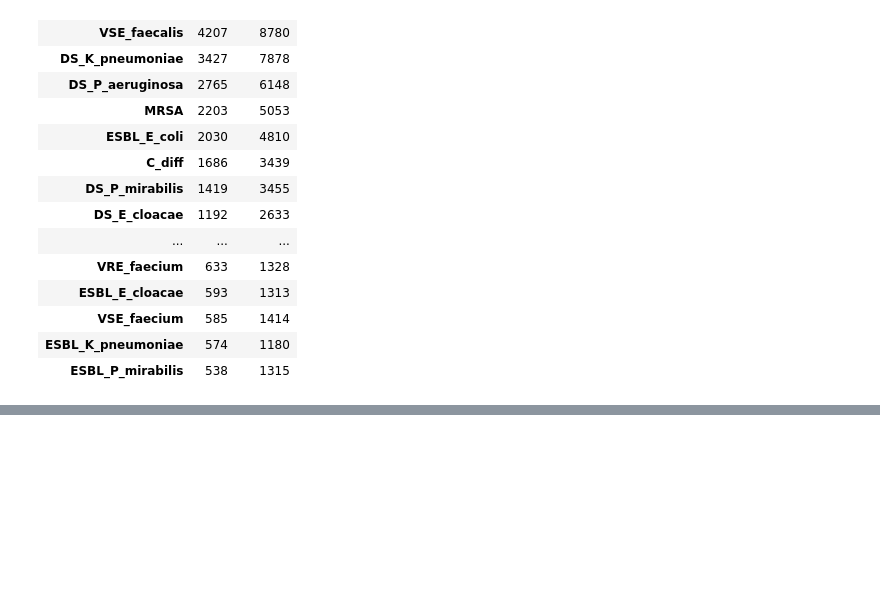
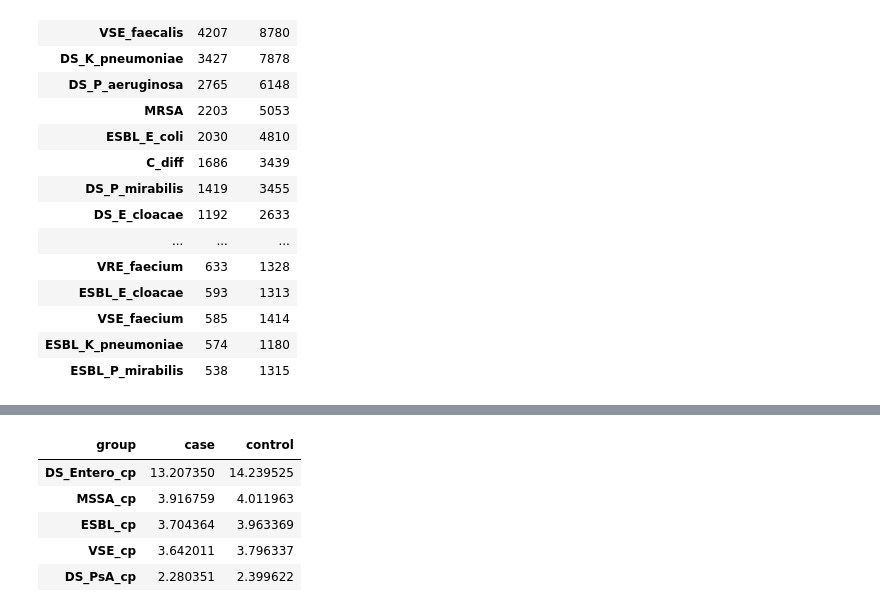
Before and after one commit to alexjr721/hospital-onset-infection-risk-model, a Jupyter notebook: notebooks/01_eda.ipynb, the cells around one changed output, grey strips where cells are left out. Saved outputs shown, nothing was run; the diff lists cells and outputs as text; code cells hidden in the pictures; blank space fills up the shorter version.

```diff
--- a/notebooks/01_eda.ipynb
+++ b/notebooks/01_eda.ipynb
@@ -122,0 +264,16 @@ Name: count, dtype: int64
+# %%
+cp_prev = (
+    df.groupby("group")[cp_cols]
+      .mean()
+      .T
+      .sort_values(by="case", ascending=False)
+)
+
+cp_prev.head(5)
+# %% [output]
+| group | case | control |
+| DS_Entero_cp | 13.207350 | 14.239525 |
+| MSSA_cp | 3.916759 | 4.011963 |
+| ESBL_cp | 3.704364 | 3.963369 |
+| VSE_cp | 3.642011 | 3.796337 |
+| DS_PsA_cp | 2.280351 | 2.399622 |
```
Also changed, not shown: parts of 6 cells of this notebook.
